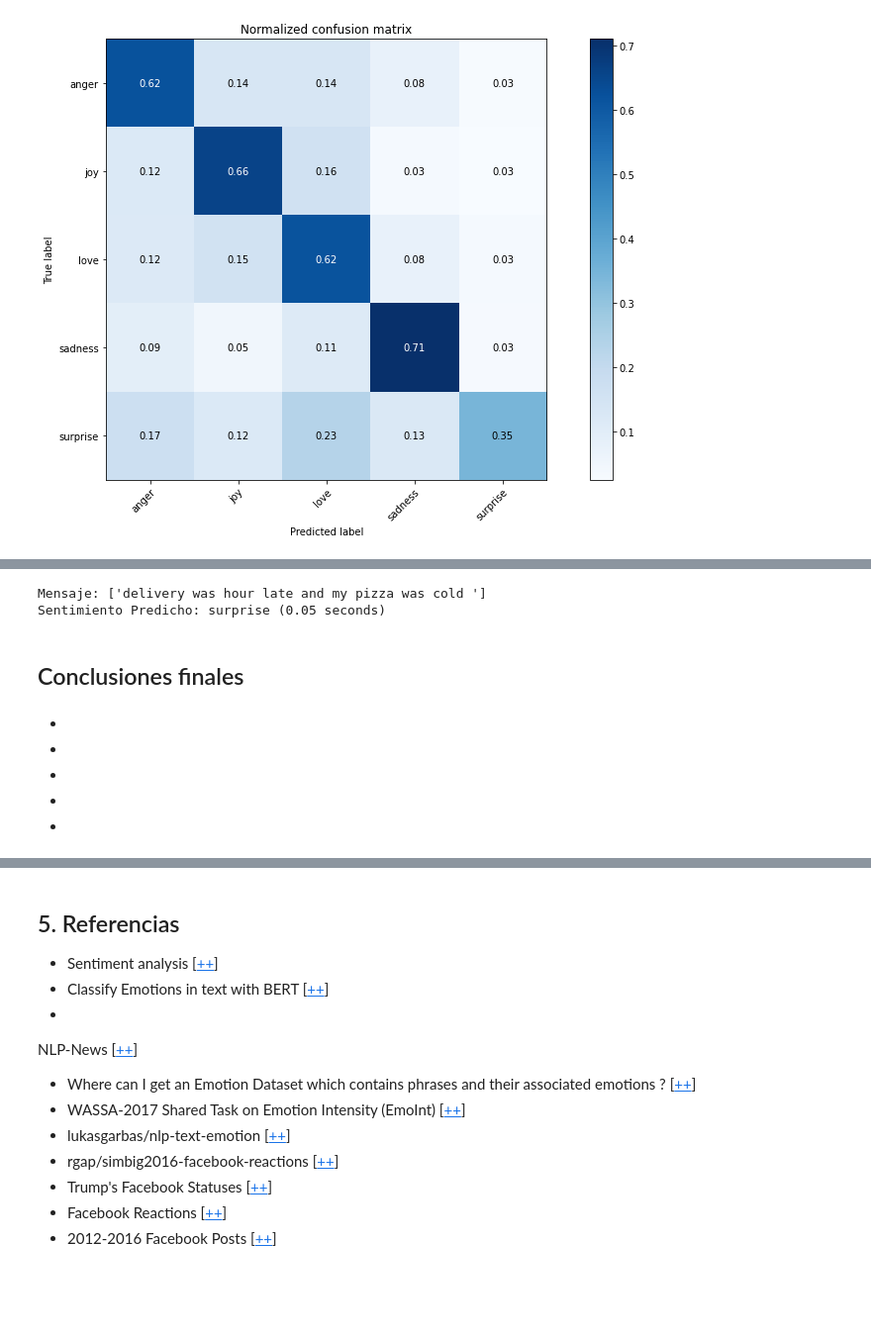
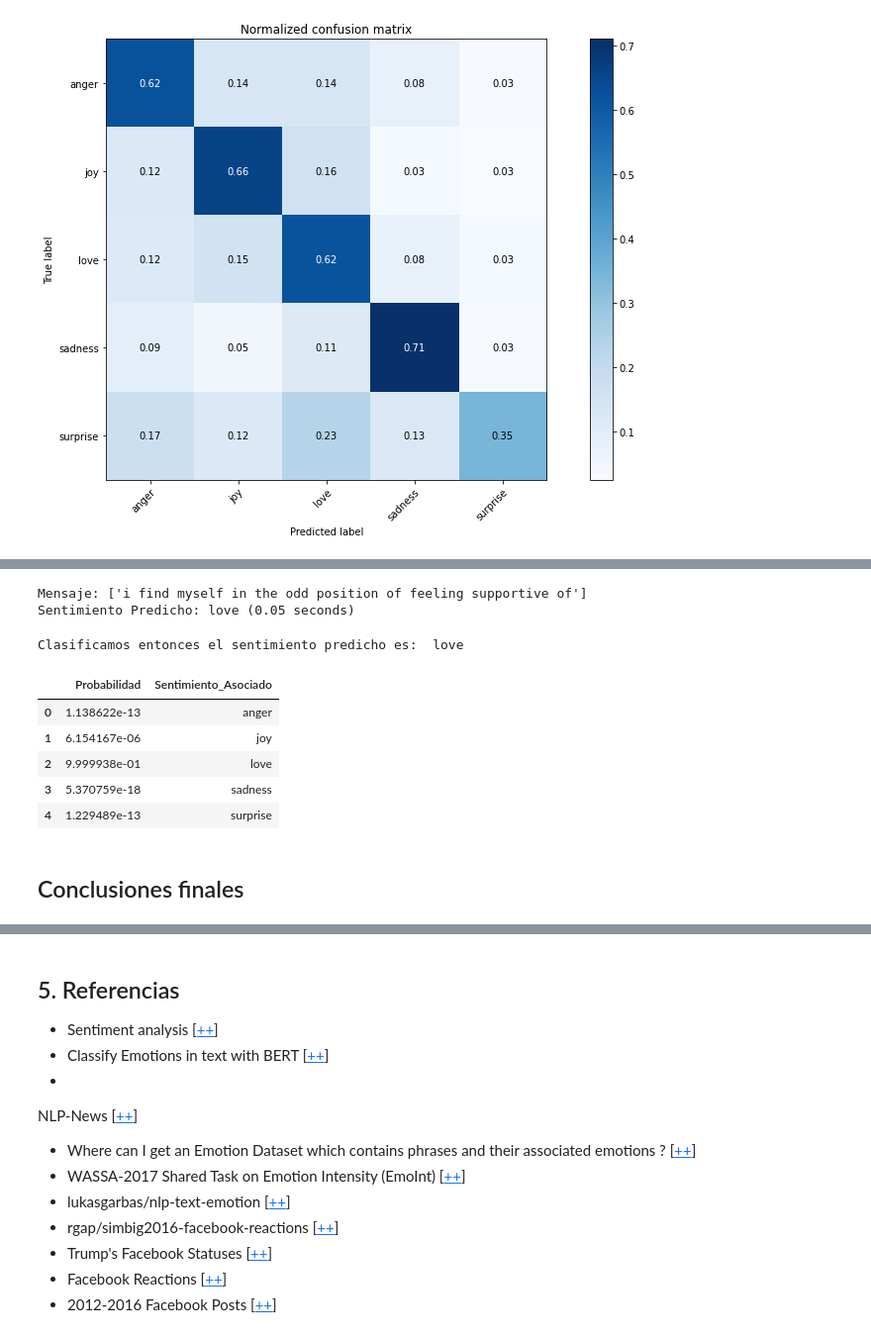
Before and after one commit to Jamf05/20201-ai2-class-project, a Jupyter notebook: notebook.ipynb, the cells around one changed output, grey strips where cells are left out. Shown: that part at 99% size. Saved outputs shown, nothing was run; the diff lists cells and outputs as text; code cells hidden in the pictures; blank space fills up the shorter version.

```diff
--- a/notebook.ipynb
+++ b/notebook.ipynb
@@ -1832,17 +1827,20 @@ plt.show()
+# %%
+model = tf.keras.models.load_model('models/LSTM_W2VPRE_1.h5')
 # %%
 #Comprobacion del sentimiento asociado a la frase con una frase externa
 import time
+# message1 = ['i explain why i clung to a relationship with a boy who was in many ways immature and uncommitted despite the excitement i should have been feeling for getting accepted into the masters program at the university of virginia']
+# message = ['delivery was hour late and my pizza was cold ']
+message2 = ['i find myself in the odd position of feeling supportive of']
 
-message = ['delivery was hour late and my pizza was cold ']
-
-seq = tokenizer.texts_to_sequences(message)
+seq = tokenizer.texts_to_sequences(message2)
 padded = pad_sequences(seq, maxlen=max_len)
 
 start_time = time.time()
 pred = model.predict(padded)
 
-print('Mensaje: ' + str(message))
+print('Mensaje: ' + str(message2))
 print('Sentimiento Predicho: {} ({:.2f} seconds)'.format(int2label[np.argmax(pred)], (time.time() - start_time)))
 # %% [output]
-Mensaje: ['delivery was hour late and my pizza was cold ']
-Sentimiento Predicho: surprise (0.05 seconds)
+Mensaje: ['i find myself in the odd position of feeling supportive of']
+Sentimiento Predicho: love (0.05 seconds)
@@ -1849,8 +1851,22 @@ Sentimiento Predicho: surprise (0.05 seconds)
+# %%
+def crearResultados(vector,diccionario):
+  #Funcion para crear resultadoes y expresarlos en un dataframe
+  lista = [ i for i in diccionario.values()]
+  Predicciones = pd.Series(vector.T.squeeze())
+  Nombres= pd.Series(lista)
+  dataset = pd.DataFrame({'Probabilidad':Predicciones, 'Sentimiento_Asociado':Nombres})
+  return dataset
+# %%
+print('Clasificamos entonces el sentimiento predicho es: ', int2label[np.argmax(pred)])
+resultados= crearResultados(pred,int2label)
+resultados.head()
+# %% [output]
+Clasificamos entonces el sentimiento predicho es:  love
+|  | Probabilidad | Sentimiento_Asociado |
+| 0 | 1.138622e-13 | anger |
+| 1 | 6.154167e-06 | joy |
+| 2 | 9.999938e-01 | love |
+| 3 | 5.370759e-18 | sadness |
+| 4 | 1.229489e-13 | surprise |
 # %% [markdown]
 ## Conclusiones finales
-# %% [markdown]
--
--
--
--
--
```
Also changed, not shown: parts of 14 cells of this notebook.
